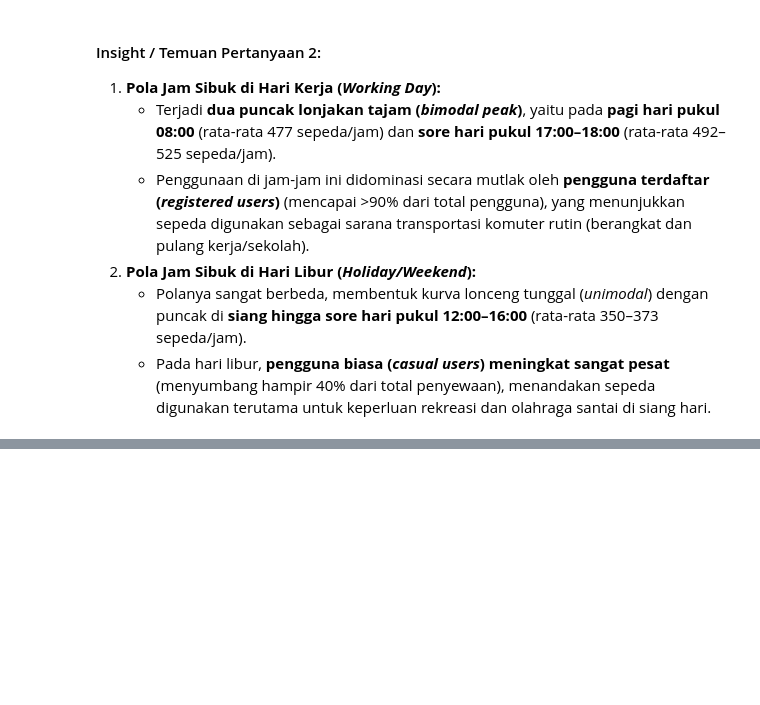
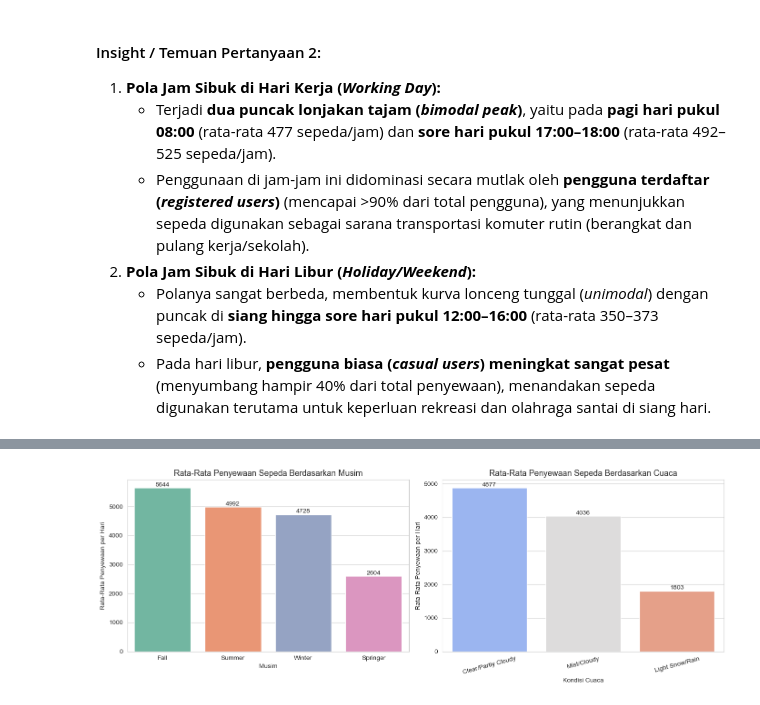
Before and after one commit to primoputra/proyek_analisis_data, a Jupyter notebook: notebook.ipynb, the cells around one changed output, grey strips where cells are left out. Saved outputs shown, nothing was run; the diff lists cells and outputs as text; code cells hidden in the pictures; blank space fills up the shorter version.

Commit message:
visualisasi

```diff
--- a/notebook.ipynb
+++ b/notebook.ipynb
@@ -360,0 +446,30 @@ display(
+# %%
+fig, axes = plt.subplots(nrows=1, ncols=2, figsize=(14, 5))
+
+# Grafik kiri: Bar chart musim
+sns.barplot(
+    x='season', y='rata_rata', data=season_eda,
+    ax=axes[0], palette='Set2', hue='season', legend=False
+)
+axes[0].set_title('Rata-Rata Penyewaan Sepeda Berdasarkan Musim', fontsize=13)
+axes[0].set_xlabel('Musim')
+axes[0].set_ylabel('Rata-Rata Penyewaan per Hari')
+for index, value in enumerate(season_eda['rata_rata']):
+    axes[0].text(index, value + 50, f'{value:.0f}', ha='center', fontsize=10)
+
+# Grafik kanan: Bar chart cuaca
+sns.barplot(
+    x='weathersit', y='rata_rata', data=weather_eda,
+    ax=axes[1], palette='coolwarm', hue='weathersit', legend=False
+)
+axes[1].set_title('Rata-Rata Penyewaan Sepeda Berdasarkan Cuaca', fontsize=13)
+axes[1].set_xlabel('Kondisi Cuaca')
+axes[1].set_ylabel('Rata-Rata Penyewaan per Hari')
+axes[1].tick_params(axis='x', rotation=15)
+for index, value in enumerate(weather_eda['rata_rata']):
+    axes[1].text(index, value + 50, f'{value:.0f}', ha='center', fontsize=10)
+
+plt.tight_layout()
+plt.show()
+# %% [output]
+[figure, added]
```
Also changed, not shown: parts of 9 cells of this notebook.
